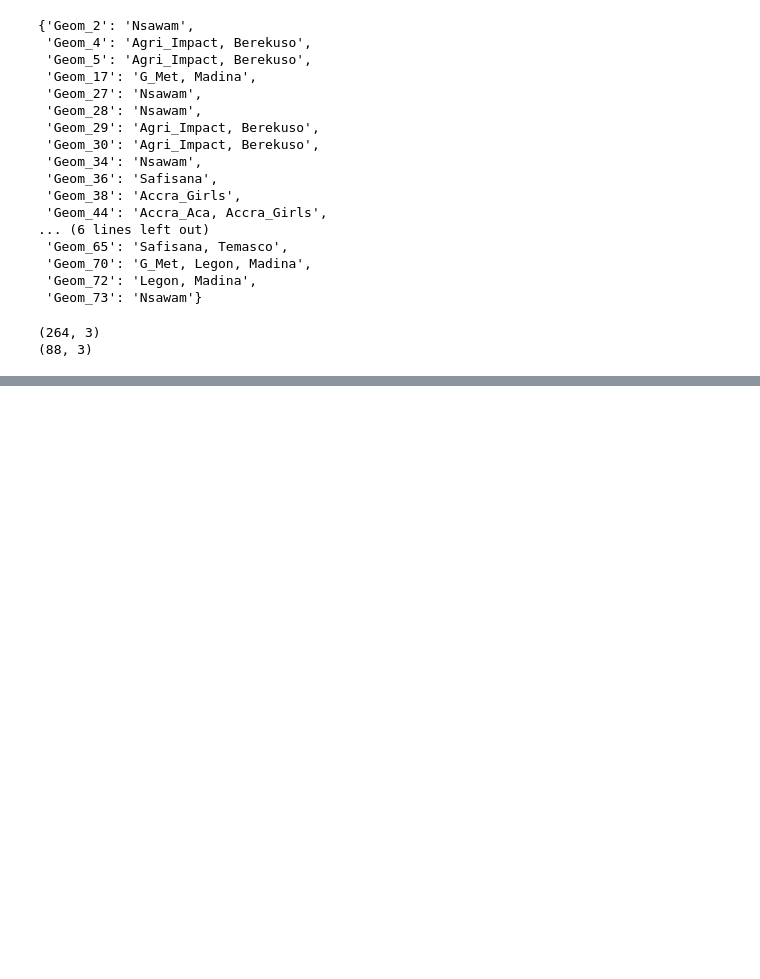
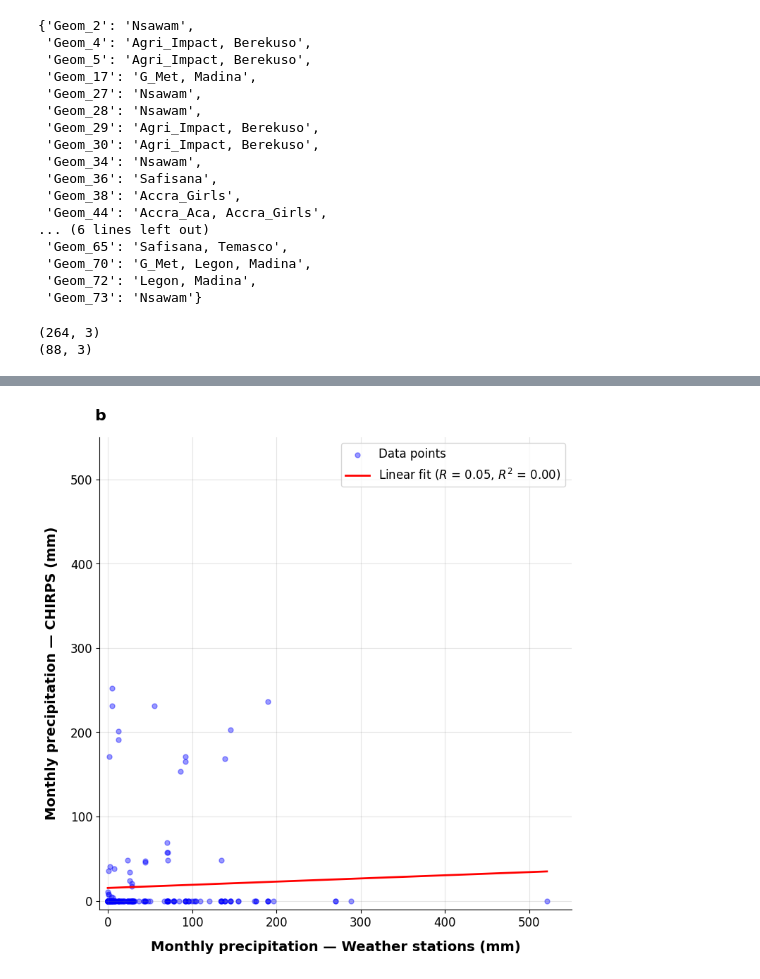
Before and after one commit to KaytheDee/pqr_extreme_weather_analysis, a Jupyter notebook: notebooks/Weather_CHIRPS_Tahmo_reg_22.ipynb, the cells around one changed output, grey strips where cells are left out. Drawn from its saved outputs; the diff is of its cells as text; code cells hidden in the pictures; blank space fills up the shorter version.

```diff
--- a/notebooks/Weather_CHIRPS_Tahmo_reg_22.ipynb
+++ b/notebooks/Weather_CHIRPS_Tahmo_reg_22.ipynb
@@ -112,6 +112,12 @@ Found Copernicus shapefile: /work/pi_jtaneja_umass_edu/kdonkor_umass_edu/__Clean
 Found CHIRPS monthly directory: /work/pi_jtaneja_umass_edu/kdonkor_umass_edu/__Cleaned_Up_Project_1/files/miscellaneous/CHIRPS_Monthly_22
 Found TAHMO timestamp list: /work/pi_jtaneja_umass_edu/kdonkor_umass_edu/__Cleaned_Up_Project_1/files/miscellaneous/Hourly GDFs/Hourly_Df_Hour_List.txt
 Found Copernicus timestamp list: /work/pi_jtaneja_umass_edu/kdonkor_umass_edu/__Cleaned_Up_Project_1/files/miscellaneous/Hourly GDFs/Copernicus_Hourly_Df_Hour_List.txt
+# %%
+DATA_DIR  = Path('../files')
+PLOTS_DIR = Path('../outputs/plots')
+PLOTS_DIR.mkdir(parents=True, exist_ok=True)
+(PLOTS_DIR / 'supplementary').mkdir(exist_ok=True)
+(PLOTS_DIR / 'spatial').mkdir(exist_ok=True)
 # %%
 with open(hourly_dir / "Hourly_Df_Hour_List.txt", "r") as f:
     my_list = [datetime.strptime(line.strip(), "%Y-%m-%d %H:%M:%S") for line in f.readlines()]
@@ -643,0 +652,65 @@ slope, intercept, r_value, p_value, std_err = plot_linear_fit(
+# %%
+slope, intercept, r_value, p_value, std_err = plot_linear_fit(
+    df=result_2022_df,
+    x_col='Average_Precip_Tahmo',
+    y_col='Precip_Chirps',
+
+    x_label='Monthly precipitation — Weather stations (mm)',
+    y_label='Monthly precipitation — CHIRPS (mm)',
+    title=None,
+
+    # Figure and saving
+    figsize=(8, 8),
+    dpi=100,
+
+    # Use the same range on both axes
+    axis_limits=(-10, 550),
+    equal_aspect=True,
+
+    # Scatter points
+    point_color='blue',
+    point_alpha=0.40,
+    point_size=25,
+
+    # Panel label
+    panel_label='b',
+    panel_label_x=-0.01,
+    panel_label_y=1.06,
+    panel_label_fontsize=16,
+
+    # Regression line
+    fit_color='red',
+    fit_linewidth=2,
+    fit_linestyle='-',
+
+    # Axis labels
+    x_label_fontsize=14,
+    y_label_fontsize=14,
+    x_label_fontweight='bold',
+    y_label_fontweight='bold',
+    x_labelpad=12,
+    y_labelpad=12,
+
+    # Tick labels
+    x_tick_fontsize=12,
+    y_tick_fontsize=12,
+
+    # Gridlines
+    show_grid=True,
+    grid_alpha=0.20,
+    grid_color='grey',
+
+    # Legend
+    show_legend=True,
+    legend_fontsize=12,
+    legend_loc='upper right',
+
+    # Spines
+    hide_top_spine=True,
+    hide_right_spine=True,
+
+    save_path = (PLOTS_DIR/ 'CHIRPS_regression.png')
+
+)
+# %% [output]
+[figure, added]
```
Also changed, not shown: parts of 3 cells of this notebook, 21 other files.
